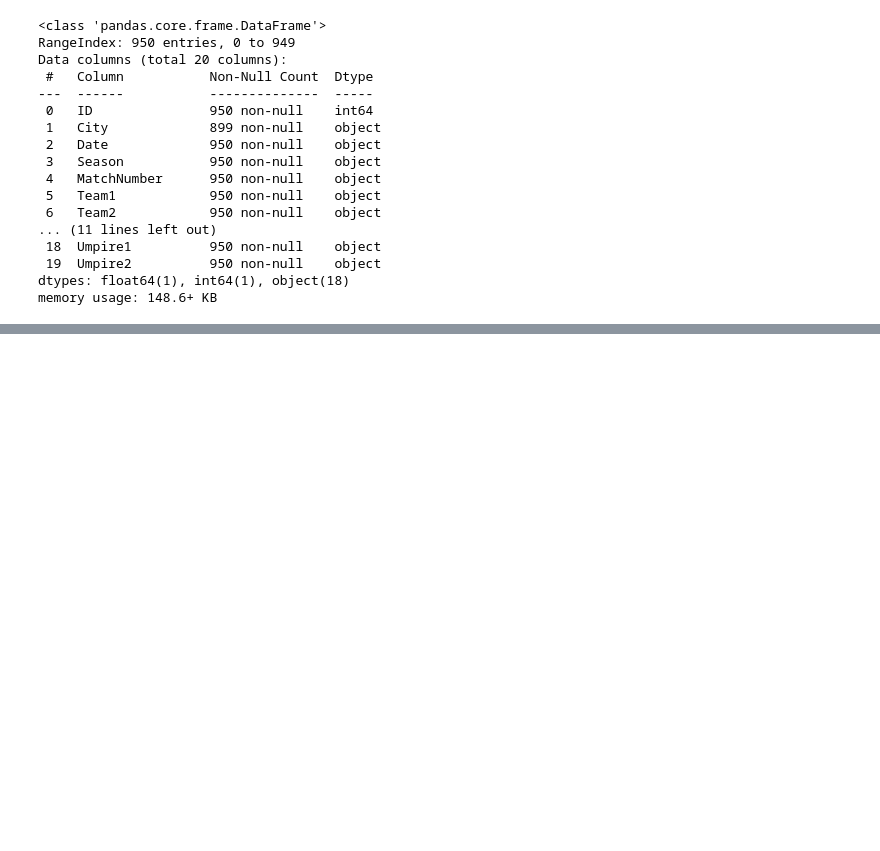
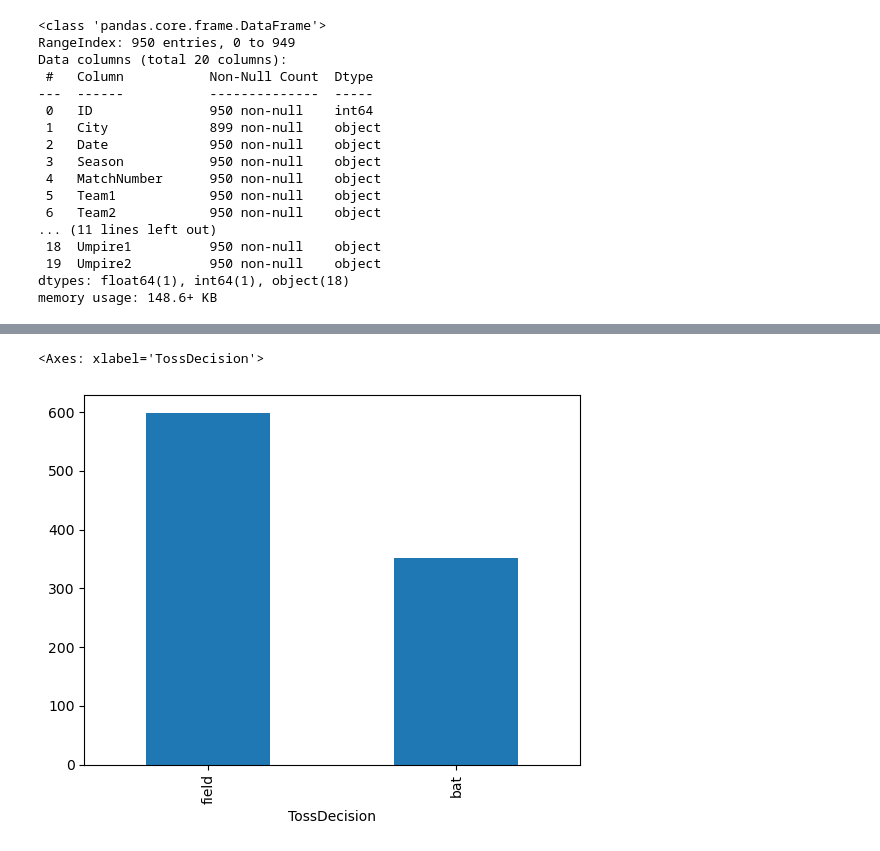
Before and after one commit to DhayananthB/numpy_pandas, a Jupyter notebook: pandas/p_df/p2.ipynb, the cells around one changed output, grey strips where cells are left out. Drawn from its saved outputs; the diff is of its cells as text; code cells hidden in the pictures; blank space fills up the shorter version.

```diff
--- a/pandas/p_df/p2.ipynb
+++ b/pandas/p_df/p2.ipynb
@@ -464,0 +490,5 @@ ipl["ID"] = ipl['ID'].astype('int8')
+# %%
+ipl['TossDecision'].value_counts().plot(kind='bar')
+# %% [output]
+<Axes: xlabel='TossDecision'>
+[figure, added]
```
Also changed, not shown: parts of 44 cells of this notebook, 1 other file.
